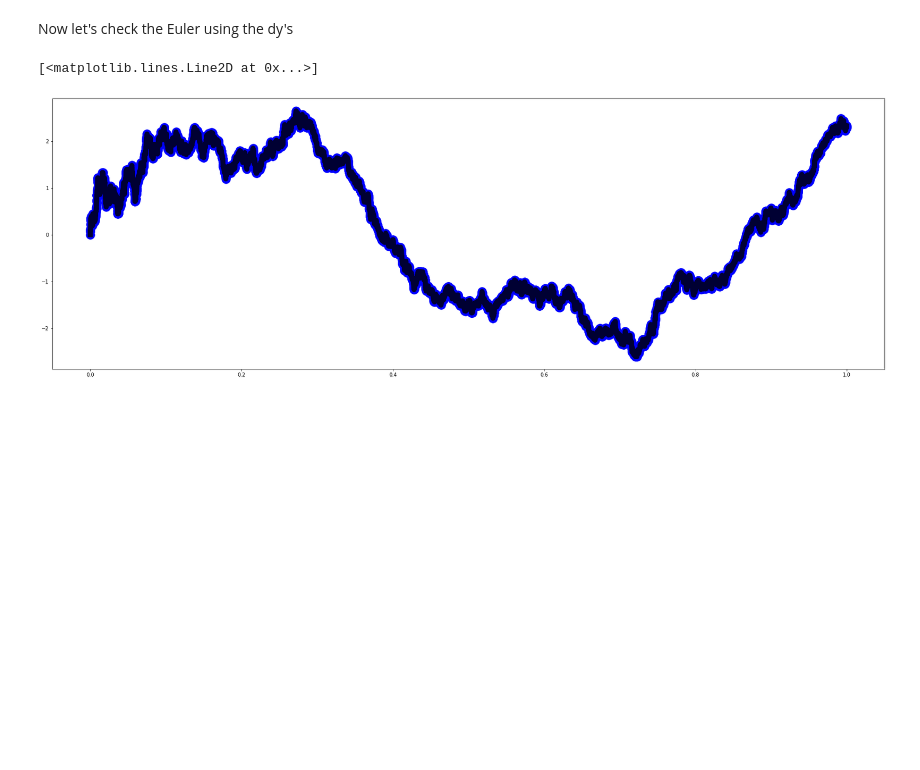
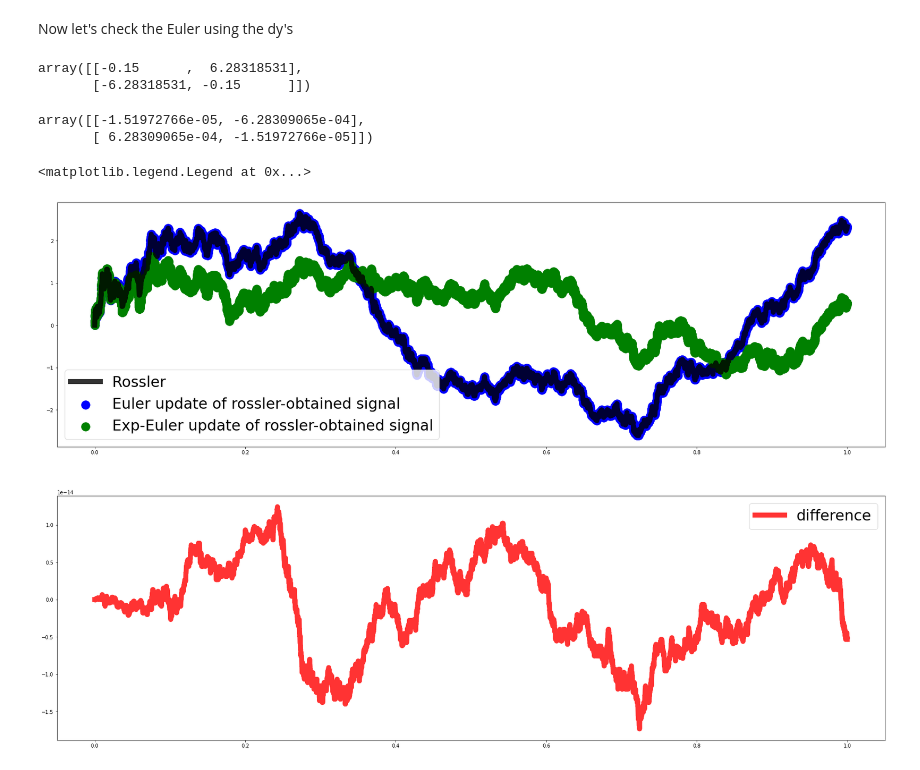
Before and after one commit to matibilkis/continuous, a Jupyter notebook: itoEuler.ipynb, the cells around one changed output. Cells and saved outputs as stored; diff of their text form; code cells hidden in the pictures; blank space fills up the shorter version.

Commit message:
rossler integration working fine, will clea-up

```diff
--- a/itoEuler.ipynb
+++ b/itoEuler.ipynb
@@ -98,25 +98,47 @@ xi = lambda cov,D: np.dot(cov, ct(C)) + ct(D)
 
 ExpA = np.array([[np.cos(omega*dt), -np.sin(omega*dt)], [np.sin(omega*dt), np.cos(omega*dt)]])*np.exp(-gamma*dt/2)
 
-def evolve_simu_state(x, sigma, dy):
+def evolve_simu_state(x, xexp, sigma, dy):
     cov = sigma
     XiCov = xi(cov, D)
-    dx = np.dot(A-np.dot(XiCov,C),x)*dt   + np.dot(XiCov,dy)# np.dot(ExpA-np.eye(2), x) - np.dot(np.dot(XiCov,C), x)*dt + np.dot(XiCov, dy)  #evolution update (according to what you measure)
+    dx = np.dot(A-np.dot(XiCov,C),x)*dt   + np.dot(XiCov,dy)
+    dxExp = np.dot(ExpA-np.eye(2), xexp) - np.dot(np.dot(XiCov,C), xexp)*dt + np.dot(XiCov, dy)  #evolution update (according to what you measure)
     dcov = (np.dot(A,cov) + np.dot(cov, ct(A)) + D - np.dot(XiCov, ct(XiCov)))*dt  #covariance update
-    return [x + dx, cov + dcov]
+    return [x + dx, cov + dcov, xexp + dxExp]
 
 sstates = [statesEuler[0]]
+sstatesExp = [statesEuler[0]]
 scovs = [covsEuler[0]]
 
 for ind,dy in enumerate(tqdm(signalsEuler)):
-    simu = evolve_simu_state(sstates[-1],scovs[-1], dy)
+    simu = evolve_simu_state(sstates[-1], sstatesExp[-1], scovs[-1], dy)
     sstates.append(simu[0])
     scovs.append(simu[1])#[ind+1])
+    sstatesExp.append(simu[2])
+# %%
+A
+# %% [output]
+array([[-0.15      ,  6.28318531],
+       [-6.28318531, -0.15      ]])
+# %%
+ExpA - np.eye(2)
+# %% [output]
+array([[-1.51972766e-05, -6.28309065e-04],
+       [ 6.28309065e-04, -1.51972766e-05]])
 # %%
-plt.figure(figsize=(30,10))
+plt.figure(figsize=(30,20))
 T=-1
-plt.scatter(times[:T],np.array(sstates)[:,0][:T], s=300,color="blue")
-plt.plot(times[:T],statesEuler[:,0][:T],color="black", linewidth=10, alpha=.8)
+plt.subplot(211)
+plt.scatter(times[:T],np.array(sstates)[:,0][:T], s=300,color="blue", label="Euler update of rossler-obtained signal")
+plt.scatter(times[:T],np.array(sstatesExp)[:,0][:T], s=300,color="green", label="Exp-Euler update of rossler-obtained signal")
+
+plt.plot(times[:T],statesEuler[:,0][:T],color="black", linewidth=10, alpha=.8,label="Rossler")
+plt.legend(prop={"size":30})
+plt.subplot(212)
+plt.plot(times[:T],statesEuler[:,0][:T]-np.array(sstates)[:,0][:T],color="red", linewidth=10, alpha=.8, label="difference")
+#plt.plot(times[:T],statesEuler[:,0][:T]-np.array(sstatesExp)[:,0][:T],color="red", linewidth=10, alpha=.8, label="difference Exp")
+
+plt.legend(prop={"size":30})
 # %% [output]
-[<matplotlib.lines.Line2D at 0x...>]
+<matplotlib.legend.Legend at 0x...>
-[figure, old version]
+[figure, new version]
```
Also changed, not shown: parts of 10 cells of this notebook.
